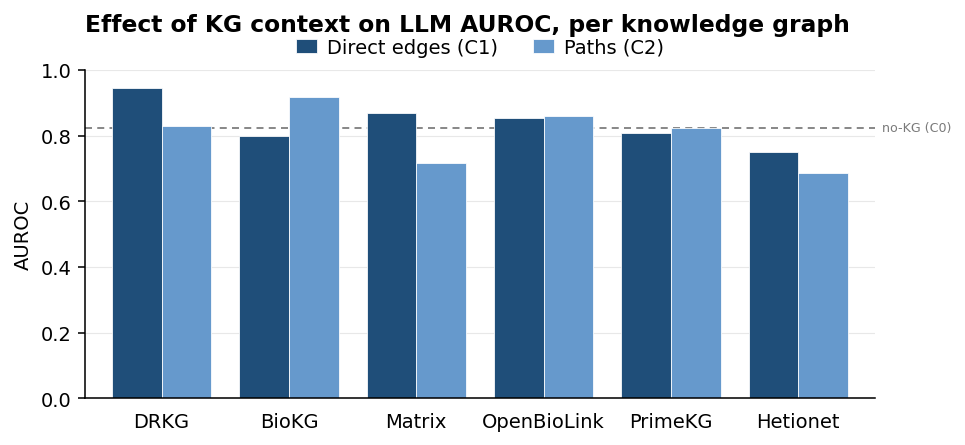
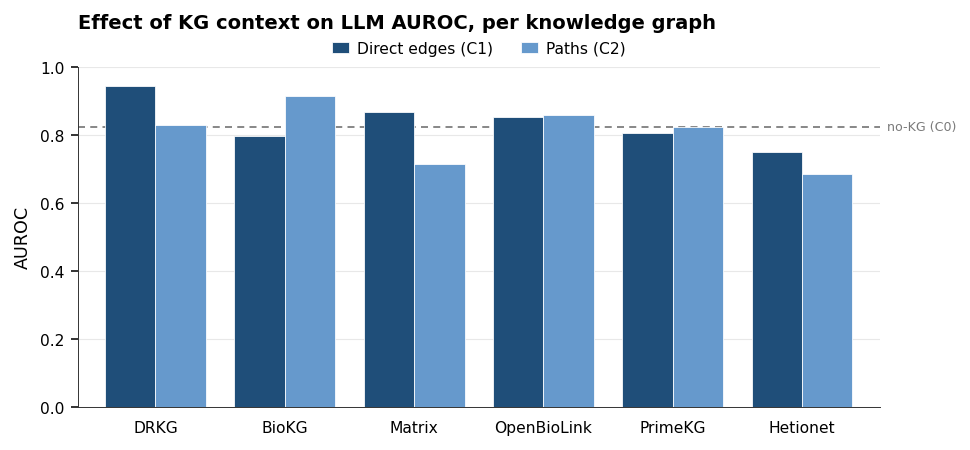
Unified diff of the notebook cell whose output changed from the first chart to the second:
--- before
+++ after
@@ -35,7 +35,6 @@
           handlelength=1.1, handletextpad=0.5, columnspacing=1.8, borderpad=0)
 ax.set_title('Effect of KG context on LLM AUROC, per knowledge graph',
-             loc='left', pad=20, fontweight='bold')
+             loc='left', pad=20)
 fig.tight_layout()
-for _ext in ('png', 'pdf'):
-    fig.savefig(FIGS / f'09_kg_context_auroc.{_ext}', dpi=300, bbox_inches='tight', facecolor='white')
+save_fig(fig, FIGS, '09_kg_context_auroc')
 plt.show()

Commit: nb09: align the figure with nb08's design (setup_style + save_fig)